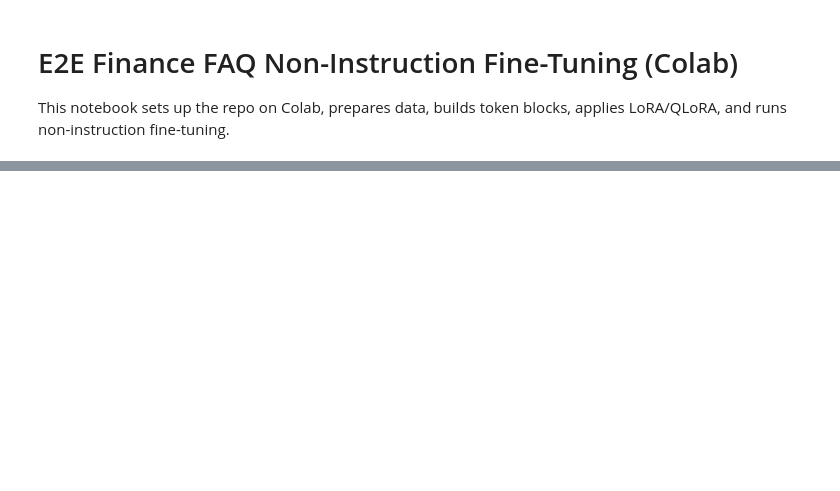
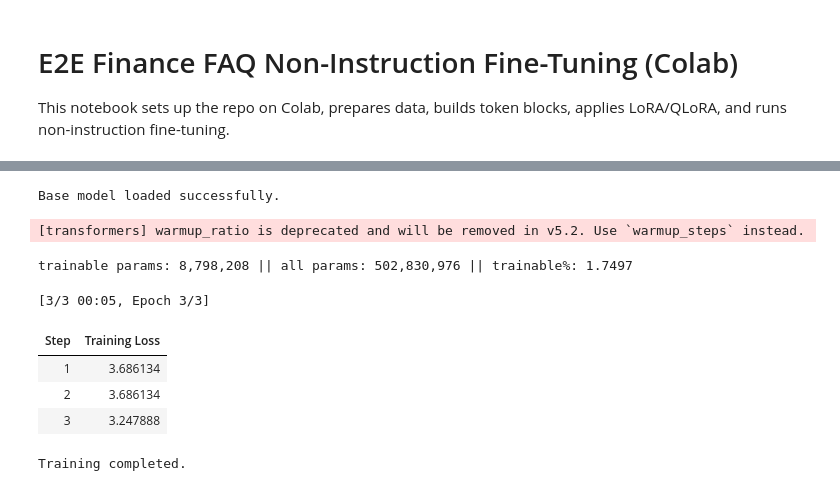
Before and after one commit to Swapperss/FinanceQAAssistance, a Jupyter notebook: notebooks/E2EFinanceFAQ.ipynb, the cells around one changed output, grey strips where cells are left out. Cells and saved outputs as stored; diff of their text form; code cells hidden in the pictures; blank space fills up the shorter version.

```diff
--- a/notebooks/E2EFinanceFAQ.ipynb
+++ b/notebooks/E2EFinanceFAQ.ipynb
@@ -256,6 +359,59 @@ model.print_trainable_parameters()
 # %%
+import gc
+from transformers import AutoModelForCausalLM
+from transformers import Trainer, TrainingArguments, DataCollatorForLanguageModeling
+
+gc.collect()
+if use_cuda:
+    torch.cuda.empty_cache()
+
+# 15) Load base model
+if use_cuda:
+    from transformers import BitsAndBytesConfig
+    from peft import prepare_model_for_kbit_training
+
+    quantization_config = BitsAndBytesConfig(
+        load_in_4bit=True,
+        bnb_4bit_quant_type='nf4',
+        bnb_4bit_compute_dtype=torch.float16,
+        bnb_4bit_use_double_quant=True,
+    )
+
+    base_model = AutoModelForCausalLM.from_pretrained(
+        config.model_name,
+        quantization_config=quantization_config,
+        device_map='auto',
+        trust_remote_code=True,
+    )
+    base_model = prepare_model_for_kbit_training(base_model)
+else:
+    base_model = AutoModelForCausalLM.from_pretrained(
+        config.model_name,
+        torch_dtype=torch.float32,
+        trust_remote_code=True,
+    )
+
+base_model.config.use_cache = False
+print('Base model loaded successfully.')
+
+
+# 16) Apply LoRA adapters
+from peft import LoraConfig, TaskType, get_peft_model
+
+lora_config = LoraConfig(
+    task_type=TaskType.CAUSAL_LM,
+    r=config.lora_r,
+    lora_alpha=config.lora_alpha,
+    lora_dropout=config.lora_dropout,
+    bias='none',
+    target_modules=['q_proj', 'k_proj', 'v_proj', 'o_proj', 'gate_proj', 'up_proj', 'down_proj'],
+)
+
+model = get_peft_model(base_model, lora_config)
+model.print_trainable_parameters()
+
+
 # 17) Train model
-from transformers import Trainer, TrainingArguments, DataCollatorForLanguageModeling
 train_dataset = final_dataset['train']
 eval_dataset = final_dataset['validation']
 
@@ -265,32 +421,45 @@ eval_dataset = eval_dataset.select(range(min(1, len(eval_dataset))))
 
 training_args = TrainingArguments(
     output_dir=str(project_root / config.output_dir),
     num_train_epochs=config.num_train_epochs,
     per_device_train_batch_size=config.per_device_train_batch_size,
     per_device_eval_batch_size=config.per_device_eval_batch_size,
     gradient_accumulation_steps=1,
     learning_rate=config.learning_rate,
     warmup_ratio=config.warmup_ratio,
     weight_decay=config.weight_decay,
     logging_steps=1,
     logging_first_step=True,
     eval_steps=1,
     save_steps=1,
     save_total_limit=config.save_total_limit,
     max_steps=-1,
-    evaluation_strategy='steps',
-    save_strategy='steps',
+    # evaluation_strategy='steps', # Removed as it caused a TypeError
+    # save_strategy='steps',       # Removed as it caused a TypeError
     bf16=use_cuda,
     fp16=False,
     report_to='none',
 )
+
 collator = DataCollatorForLanguageModeling(tokenizer=tokenizer, mlm=False)
+
 trainer = Trainer(
     model=model,
     args=training_args,
     train_dataset=train_dataset,
     eval_dataset=eval_dataset,
     data_collator=collator,
 )
+
 train_result = trainer.train()
 print('Training completed.')
+# %% [output]
+Base model loaded successfully.
+[transformers] warmup_ratio is deprecated and will be removed in v5.2. Use `warmup_steps` instead.
+trainable params: 8,798,208 || all params: 502,830,976 || trainable%: 1.7497
+[3/3 00:05, Epoch 3/3]
+| Step | Training Loss |
+| 1 | 3.686134 |
+| 2 | 3.686134 |
+| 3 | 3.247888 |
+Training completed.
```
Also changed, not shown: parts of 15 cells of this notebook.
